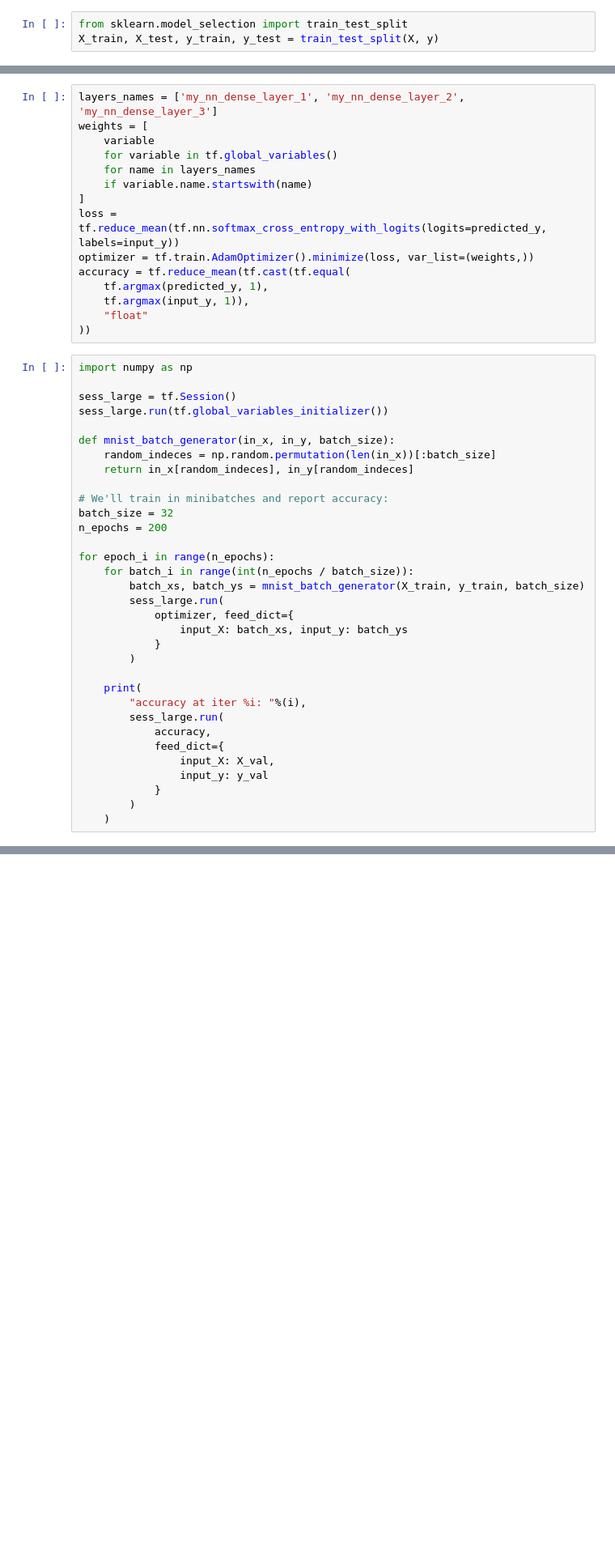
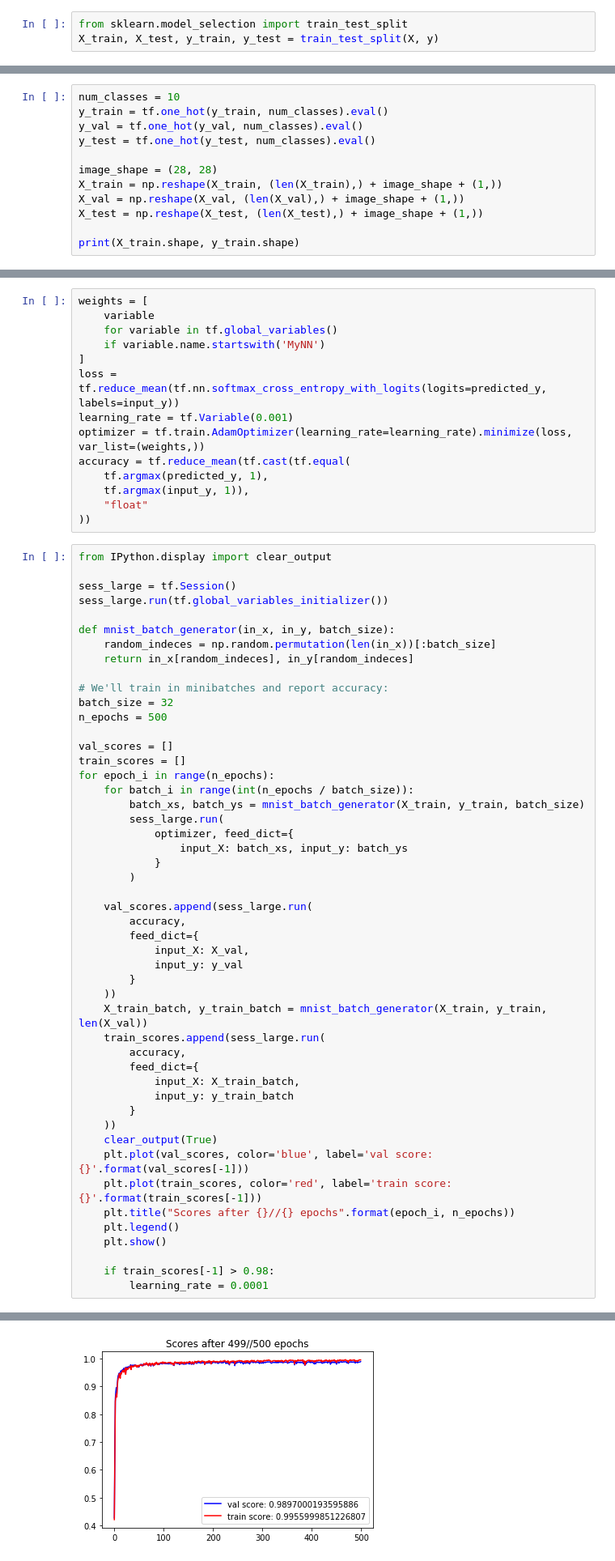
Before and after one commit to PKoshkin/DAS_NLP, a Jupyter notebook: homework/4/part_1/Seminar_tf_clean.ipynb, the cells around one changed output, grey strips where cells are left out. Shown: that part at 81% size. Drawn from its saved outputs; the diff is of its cells as text; blank space fills up the shorter version.

```diff
--- a/homework/4/part_1/Seminar_tf_clean.ipynb
+++ b/homework/4/part_1/Seminar_tf_clean.ipynb
@@ -411,0 +470,12 @@ plt.imshow(X_train[0,0])
+# %%
+num_classes = 10
+y_train = tf.one_hot(y_train, num_classes).eval()
+y_val = tf.one_hot(y_val, num_classes).eval()
+y_test = tf.one_hot(y_test, num_classes).eval()
+
+image_shape = (28, 28)
+X_train = np.reshape(X_train, (len(X_train),) + image_shape + (1,))
+X_val = np.reshape(X_val, (len(X_val),) + image_shape + (1,))
+X_test = np.reshape(X_test, (len(X_test),) + image_shape + (1,))
+
+print(X_train.shape, y_train.shape)
@@ -443,20 +528,19 @@ predicted_y = tf.layers.dense(
 # %%
-layers_names = ['my_nn_dense_layer_1', 'my_nn_dense_layer_2', 'my_nn_dense_layer_3']
 weights = [
     variable
     for variable in tf.global_variables()
-    for name in layers_names
-    if variable.name.startswith(name)
+    if variable.name.startswith('MyNN')
 ]
 loss = tf.reduce_mean(tf.nn.softmax_cross_entropy_with_logits(logits=predicted_y, labels=input_y))
-optimizer = tf.train.AdamOptimizer().minimize(loss, var_list=(weights,))
+learning_rate = tf.Variable(0.001)
+optimizer = tf.train.AdamOptimizer(learning_rate=learning_rate).minimize(loss, var_list=(weights,))
 accuracy = tf.reduce_mean(tf.cast(tf.equal(
     tf.argmax(predicted_y, 1),
     tf.argmax(input_y, 1)),
     "float"
 ))
 # %%
-import numpy as np
+from IPython.display import clear_output
 
 sess_large = tf.Session()
 sess_large.run(tf.global_variables_initializer())
@@ -467,8 +551,10 @@ def mnist_batch_generator(in_x, in_y, batch_size):
 
 # We'll train in minibatches and report accuracy:
 batch_size = 32
-n_epochs = 200
+n_epochs = 500
 
+val_scores = []
+train_scores = []
 for epoch_i in range(n_epochs):
     for batch_i in range(int(n_epochs / batch_size)):
         batch_xs, batch_ys = mnist_batch_generator(X_train, y_train, batch_size)
@@ -478,14 +564,28 @@ for epoch_i in range(n_epochs):
             }
         )
 
-    print(
-        "accuracy at iter %i: "%(i),
-        sess_large.run(
-            accuracy,
-            feed_dict={
-                input_X: X_val,
-                input_y: y_val
-            }
-        )
-    )
+    val_scores.append(sess_large.run(
+        accuracy,
+        feed_dict={
+            input_X: X_val,
+            input_y: y_val
+        }
+    ))
+    X_train_batch, y_train_batch = mnist_batch_generator(X_train, y_train, len(X_val))
+    train_scores.append(sess_large.run(
+        accuracy,
+        feed_dict={
+            input_X: X_train_batch,
+            input_y: y_train_batch
+        }
+    ))
+    clear_output(True)
+    plt.plot(val_scores, color='blue', label='val score: {}'.format(val_scores[-1]))
+    plt.plot(train_scores, color='red', label='train score: {}'.format(train_scores[-1]))
+    plt.title("Scores after {}//{} epochs".format(epoch_i, n_epochs))
+    plt.legend()
+    plt.show()
+
+    if train_scores[-1] > 0.98:
+        learning_rate = 0.0001
 # %% [output]
@@ -496,3 +592,4 @@ Caused by op 'SoftmaxCrossEntropyWithLogits', defined at:
+[figure, added]
 # %%
 print(
     "accuracy at test",
```
Also changed, not shown: parts of 25 cells of this notebook.
